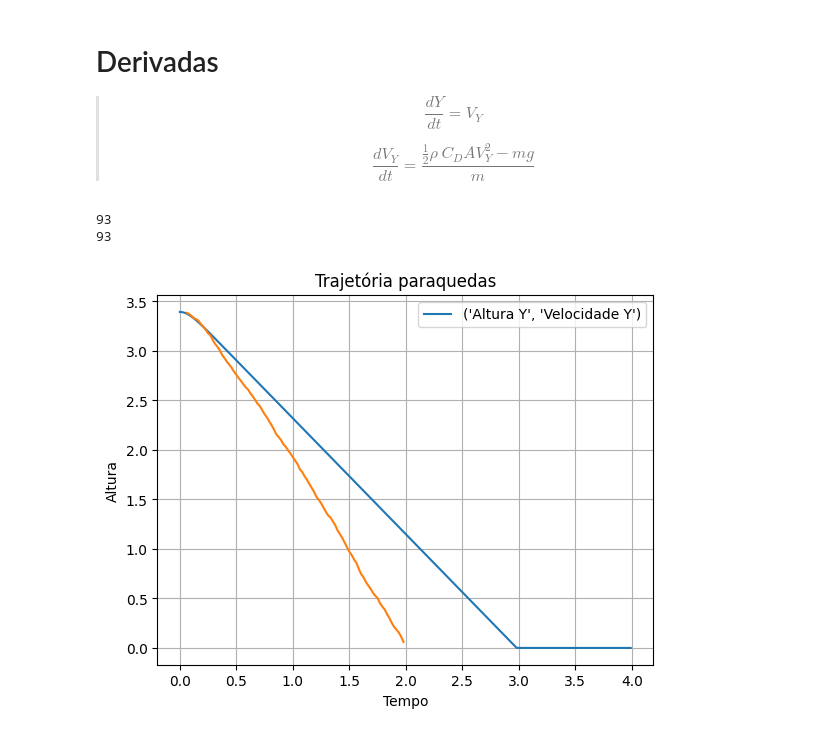
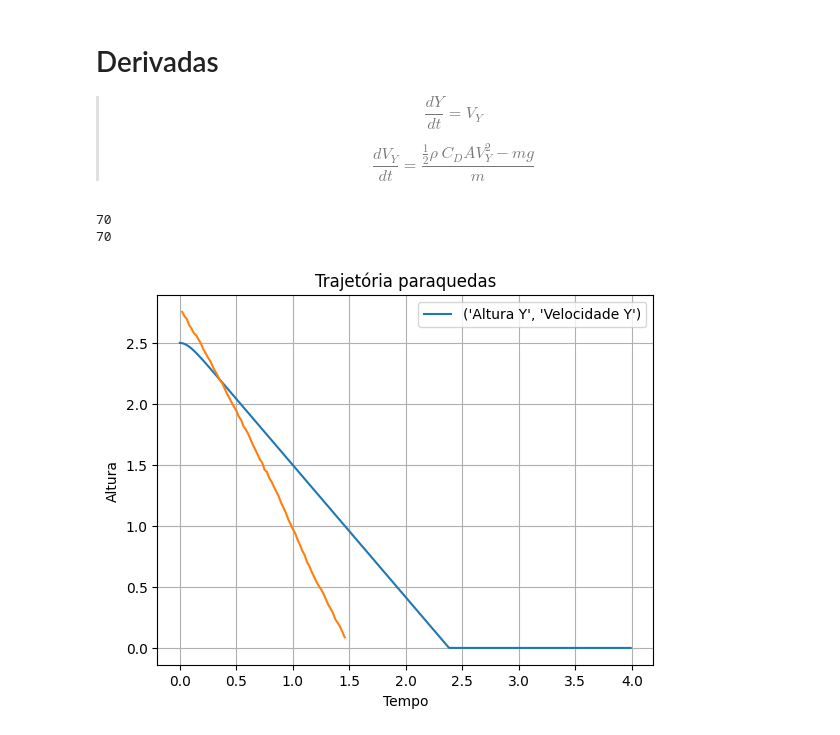
Before and after one commit to YamanduGermano/modsim-projeto3, a Jupyter notebook: projeto3.ipynb, the cells around one changed output. Cells and saved outputs as stored; diff of their text form; code cells hidden in the pictures.

```diff
--- a/projeto3.ipynb
+++ b/projeto3.ipynb
@@ -12,12 +12,12 @@ from math import pi
 import pandas
 # %%
 rho = 1.19799  # densidade do ar(kg/m³)
-cd = 1.5
+cd = 1.75
 A = pi * (45e-2/2)**2  # m³
 m = .020  # kg
 g = 9.8  # m/s²
 
-y0 = 3.394
+y0 = 2.5
 vy0 = 0
 t0s = [y0, vy0]
 dt = 1e-2
@@ -41,27 +41,27 @@ def modelo(dts,t):
 # %%
 mod = odeint(modelo,t0s,tempo)
 lista_y = mod[:,0]
 listavy = mod[:,1]
 plt.plot(tempo,lista_y,label=('Altura Y','Velocidade Y'))
 plt.grid()
 plt.xlabel('Tempo')
 plt.ylabel('Altura')
 plt.legend()
 
 colunas = ['t', 'y', 'vy']
-data = pandas.read_csv('paraslow2.csv',names =colunas)
+data = pandas.read_csv('paraqinicial.csv',names=colunas)
 
 
 data = data.dropna()
 te = data.t.tolist() #transforma o data em uma lista
 ye = data.y.tolist()
 vye = data.vy.tolist()
 print(len(te))
 print(len(ye))
 plt.title("Trajetória paraquedas")
 plt.plot(te,ye)
 plt.show()
 # %% [output]
-93
-93
+70
+70
-[figure, old version]
+[figure, new version]
```
Also changed, not shown: 3 other files.
